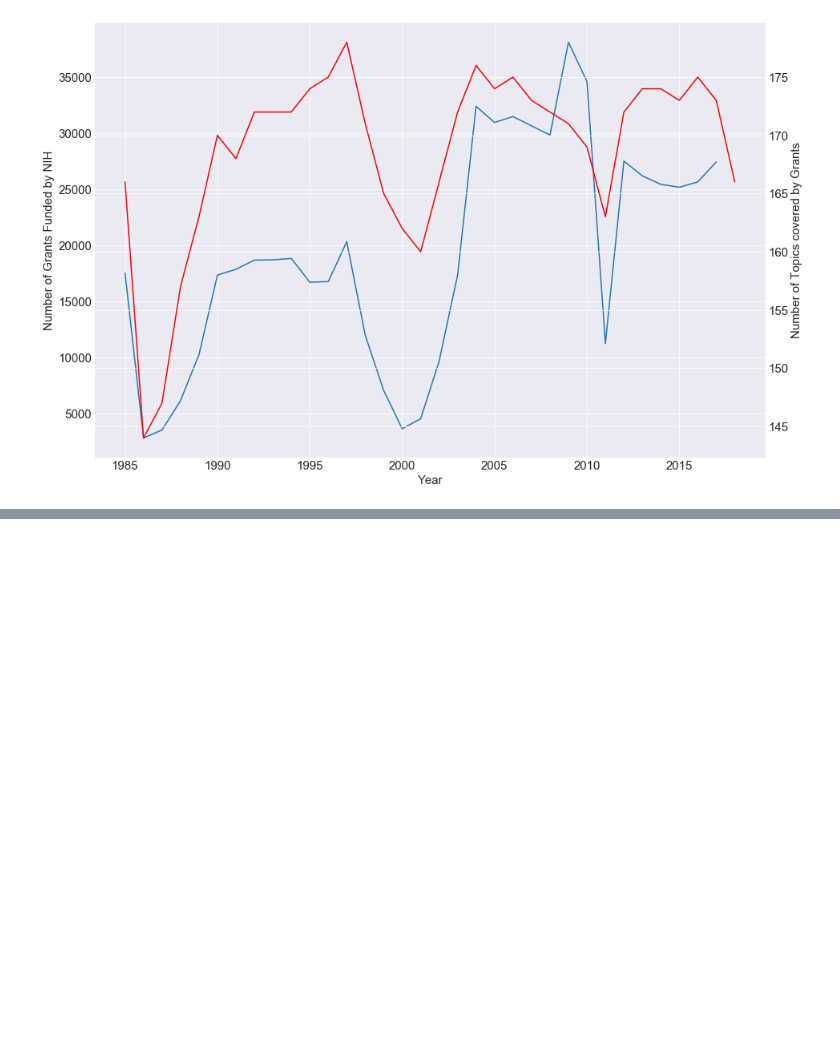
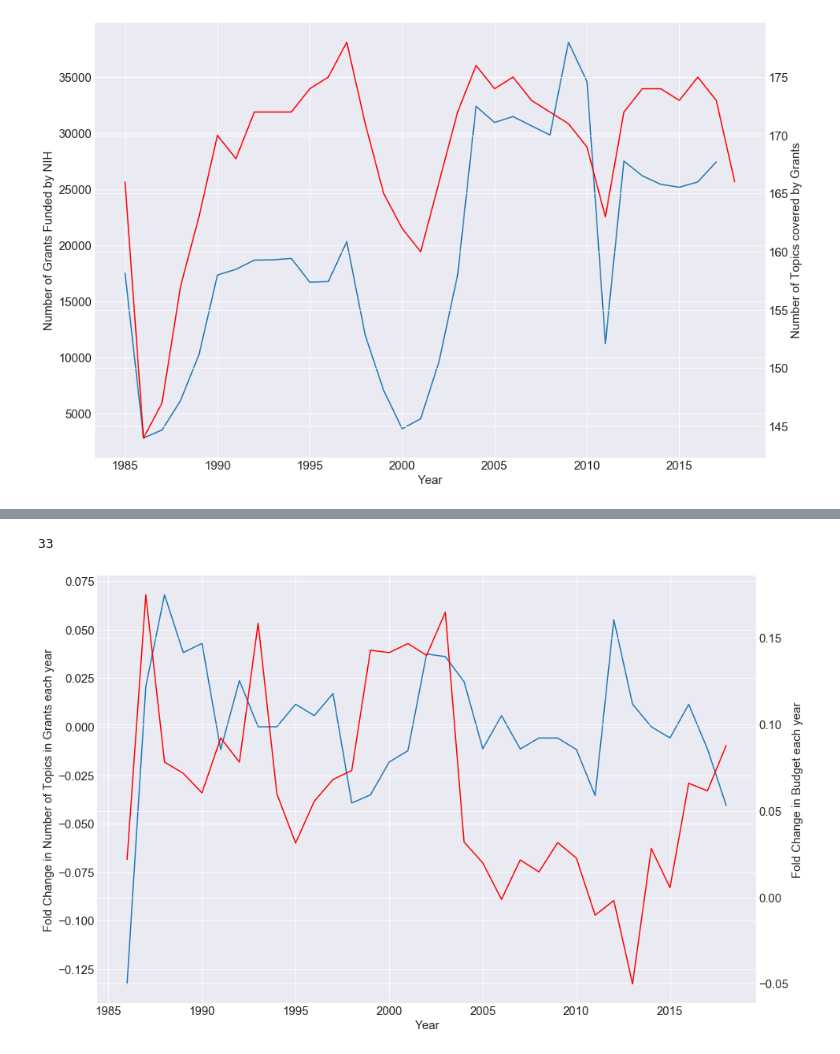
Before and after one commit to raom1/NIH-grants, a Jupyter notebook: funding_topic_analysis.ipynb, the cells around one changed output, grey strips where cells are left out. Drawn from its saved outputs; the diff is of its cells as text; code cells hidden in the pictures; blank space fills up the shorter version.

```diff
--- a/funding_topic_analysis.ipynb
+++ b/funding_topic_analysis.ipynb
@@ -134,0 +355,2 @@ ax2.tick_params(labelsize = 15);
+# %%
+nih_budget_full_ordered = nih_budget_full_sort.reset_index(drop = True)
@@ -134,0 +378,3 @@ ax2.tick_params(labelsize = 15);
+# %%
+nih_budget_1985_complete = nih_budget_full_ordered[nih_budget_full_ordered.FY >= 1985]
+nih_budget_1985_complete.reset_index(drop = True, inplace = True)
@@ -134,0 +402,31 @@ ax2.tick_params(labelsize = 15);
+# %%
+fold_change_complete_budget = []
+totals = nih_budget_1985_complete.Total.tolist()
+l = len(totals)-1
+for i in list(range(len(totals))):
+    if i != l:
+        FC = (totals[i+1] - totals[i])/totals[i]
+        fold_change_complete_budget.append(FC)
+# %%
+fold_change_categories = []
+l = len(categories)-1
+for i in list(range(len(categories))):
+    if i != l:
+        FC = (categories[i+1] - categories[i])/categories[i]
+        fold_change_categories.append(FC)
+# %%
+len(fold_change_categories)
+# %% [output]
+33
+# %%
+fig, ax = plt.subplots(figsize=(15, 10))
+ax2 = ax.twinx()
+ax.plot(years[1:], fold_change_categories)
+ax2.plot(years[1:], fold_change_complete_budget, color = "red")
+ax.set_xlabel('Year', fontsize = 15)
+ax.set_ylabel('Fold Change in Number of Topics in Grants each year', fontsize = 15)
+ax2.set_ylabel('Fold Change in Budget each year', fontsize = 15)
+ax.tick_params(axis='both', labelsize = 15)
+ax2.tick_params(labelsize = 15);
+# %% [output]
+[figure, added]
```
Also changed, not shown: parts of 29 cells of this notebook.
